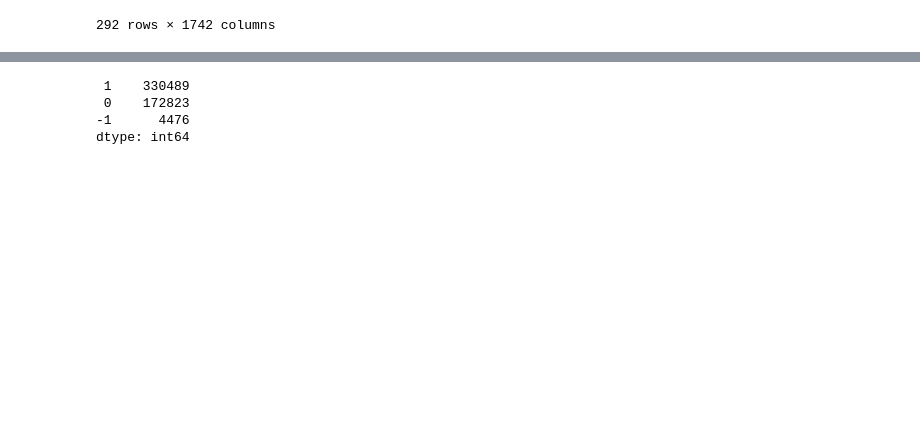
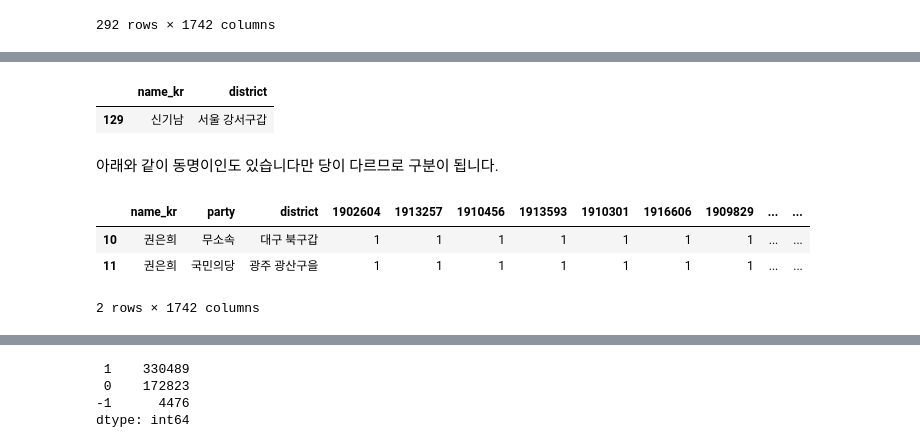
Before and after one commit to midnightradio/pycon-apac-2016, a Jupyter notebook: 19대 국회표결 결과로 본 국회의원 성향.ipynb, the cells around one changed output, grey strips where cells are left out. Drawn from its saved outputs; the diff is of its cells as text; code cells hidden in the pictures; blank space fills up the shorter version.

```diff
--- a/19대 국회표결 결과로 본 국회의원 성향.ipynb
+++ b/19대 국회표결 결과로 본 국회의원 성향.ipynb
@@ -36,0 +51,14 @@ df_congress_votes
+# %%
+df_congress_votes[df_congress_votes['party'] == '민주당'][['name_kr','district']]
+# %% [output]
+|  | name_kr | district |
+| 129 | 신기남 | 서울 강서구갑 |
+# %% [markdown]
+아래와 같이 동명이인도 있습니다만 당이 다르므로 구분이 됩니다.
+# %%
+df_congress_votes[df_congress_votes['name_kr']=='권은희']
+# %% [output]
+|  | name_kr | party | district | 1902604 | 1913257 | 1910456 | 1913593 | 1910301 | 1916606 | 1909829 | ... | ... |
+| 10 | 권은희 | 무소속 | 대구 북구갑 | 1 | 1 | 1 | 1 | 1 | 1 | 1 | ... | ... |
+| 11 | 권은희 | 국민의당 | 광주 광산구을 | 1 | 1 | 1 | 1 | 1 | 1 | 1 | ... | ... |
+2 rows × 1742 columns
```
Also changed, not shown: parts of 21 cells of this notebook.
